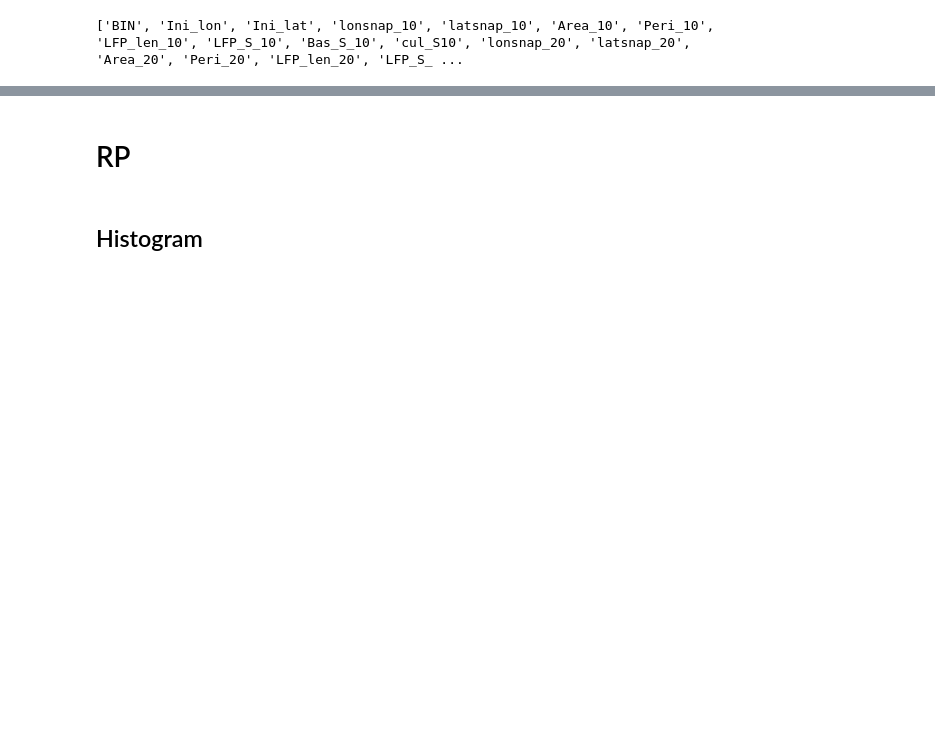
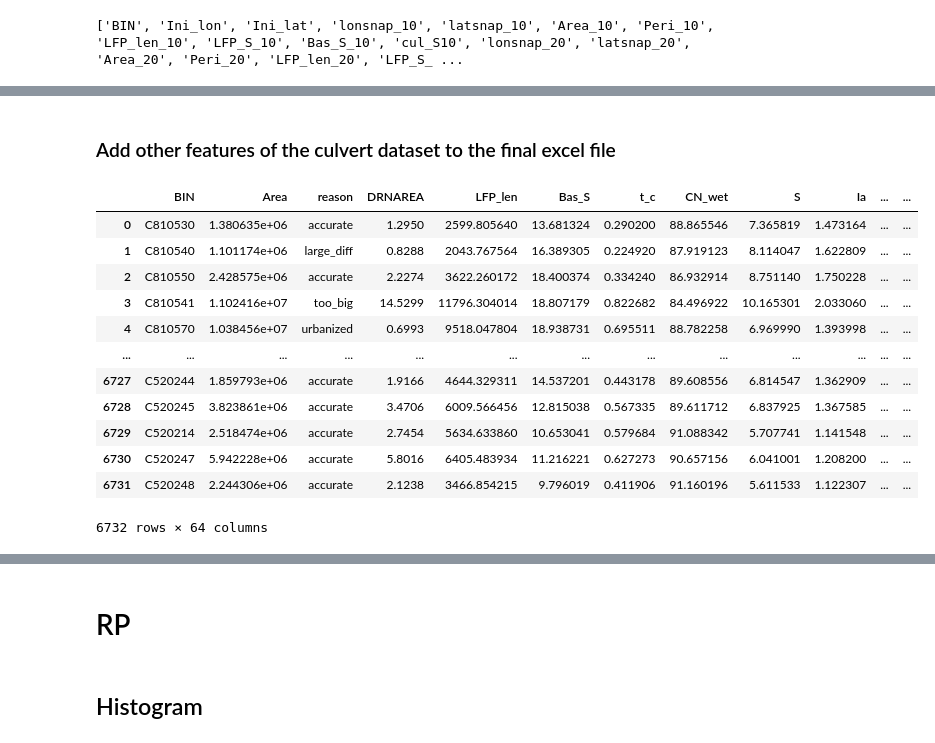
Before and after one commit to omidemam/flood_risk_dynamics, a Jupyter notebook: 5. Results/All/Results_visualization_V1.1_ALL.ipynb, the cells around one changed output, grey strips where cells are left out. Saved outputs shown, nothing was run; the diff lists cells and outputs as text; code cells hidden in the pictures; blank space fills up the shorter version.

```diff
--- a/5. Results/All/Results_visualization_V1.1_ALL.ipynb
+++ b/5. Results/All/Results_visualization_V1.1_ALL.ipynb
@@ -184,3 +200,6 @@ excel_output_file = r'D:\culvert repo\Results\Peak hydrologic discharge\culvert_
 excel_output_file = r'D:\culvert repo\Results\Peak hydrologic discharge\culvert_hydrq_hydoq_UL_LL_All.xlsx'
 
 merged_culvert=pd.read_excel(excel_output_file)
+# %%
+merged_culvert = merged_culvert.merge(culvert_shapefile[['BIN','reason']], how='left', on='BIN')
+merged_culvert
@@ -709 +760,24 @@ out_culvert=out_culvert[['BIN','Area','LFP_len','Bas_S','t_c','CN_wet','S','Ia',
+# %% [markdown]
+### Add other features of the culvert dataset to the final excel file
+# %%
+out_culvert = out_culvert.merge(streamstats[['BIN','DRNAREA']], on='BIN', how='left')
+out_culvert=out_culvert[['BIN','Area','reason','DRNAREA','LFP_len','Bas_S','t_c','CN_wet','S','Ia','Q','average_Q_maxhw','Q_2','Q_5','Q_10','Q_25','Q_50','Q_100','Q_200','Q_500','Q_1000','RP_class','RP_class_c','RP_class_c_LL','RP_class_c_UL']]
+culvert_1=pd.read_excel(r'D:\culvert repo\Results\Hydraulic analysis\hydraulic_analysis.xlsx')
+culvert_2=culvert_1.iloc[:,1:41]
+out_culvert = out_culvert.merge(culvert_2, how='left', on='BIN')
+out_culvert
+# %% [output]
+|  | BIN | Area | reason | DRNAREA | LFP_len | Bas_S | t_c | CN_wet | S | Ia | ... | ... |
+| 0 | C810530 | 1.380635e+06 | accurate | 1.2950 | 2599.805640 | 13.681324 | 0.290200 | 88.865546 | 7.365819 | 1.473164 | ... | ... |
+| 1 | C810540 | 1.101174e+06 | large_diff | 0.8288 | 2043.767564 | 16.389305 | 0.224920 | 87.919123 | 8.114047 | 1.622809 | ... | ... |
+| 2 | C810550 | 2.428575e+06 | accurate | 2.2274 | 3622.260172 | 18.400374 | 0.334240 | 86.932914 | 8.751140 | 1.750228 | ... | ... |
+| 3 | C810541 | 1.102416e+07 | too_big | 14.5299 | 11796.304014 | 18.807179 | 0.822682 | 84.496922 | 10.165301 | 2.033060 | ... | ... |
+| 4 | C810570 | 1.038456e+07 | urbanized | 0.6993 | 9518.047804 | 18.938731 | 0.695511 | 88.782258 | 6.969990 | 1.393998 | ... | ... |
+| ... | ... | ... | ... | ... | ... | ... | ... | ... | ... | ... | ... | ... |
+| 6727 | C520244 | 1.859793e+06 | accurate | 1.9166 | 4644.329311 | 14.537201 | 0.443178 | 89.608556 | 6.814547 | 1.362909 | ... | ... |
+| 6728 | C520245 | 3.823861e+06 | accurate | 3.4706 | 6009.566456 | 12.815038 | 0.567335 | 89.611712 | 6.837925 | 1.367585 | ... | ... |
+| 6729 | C520214 | 2.518474e+06 | accurate | 2.7454 | 5634.633860 | 10.653041 | 0.579684 | 91.088342 | 5.707741 | 1.141548 | ... | ... |
+| 6730 | C520247 | 5.942228e+06 | accurate | 5.8016 | 6405.483934 | 11.216221 | 0.627273 | 90.657156 | 6.041001 | 1.208200 | ... | ... |
+| 6731 | C520248 | 2.244306e+06 | accurate | 2.1238 | 3466.854215 | 9.796019 | 0.411906 | 91.160196 | 5.611533 | 1.122307 | ... | ... |
+6732 rows × 64 columns
 # %%
```
Also changed, not shown: parts of 11 cells of this notebook.
